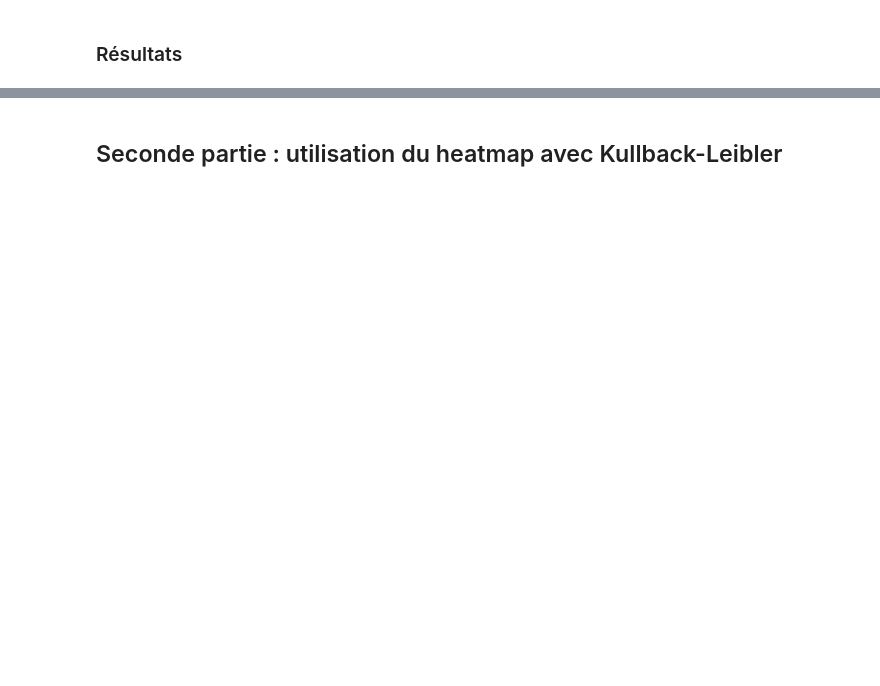
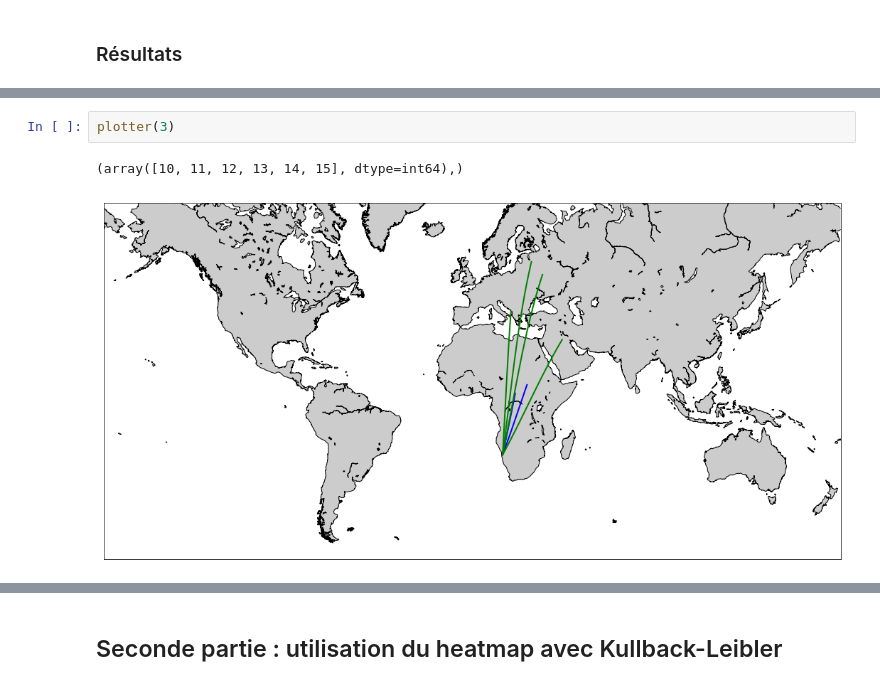
Before and after one commit to SebCoube/SOADML-music-location, a Jupyter notebook: SOADML.ipynb, the cells around one changed output, grey strips where cells are left out. Saved outputs shown, nothing was run; the diff lists cells and outputs as text; blank space fills up the shorter version.

```diff
--- a/SOADML.ipynb
+++ b/SOADML.ipynb
@@ -136,0 +190,5 @@ ValueError: operands could not be broadcast together with shapes (259,2) (259,40
+# %%
+plotter(3)
+# %% [output]
+(array([10, 11, 12, 13, 14, 15], dtype=int64),)
+[figure, added]
```
Also changed, not shown: parts of 24 cells of this notebook.
